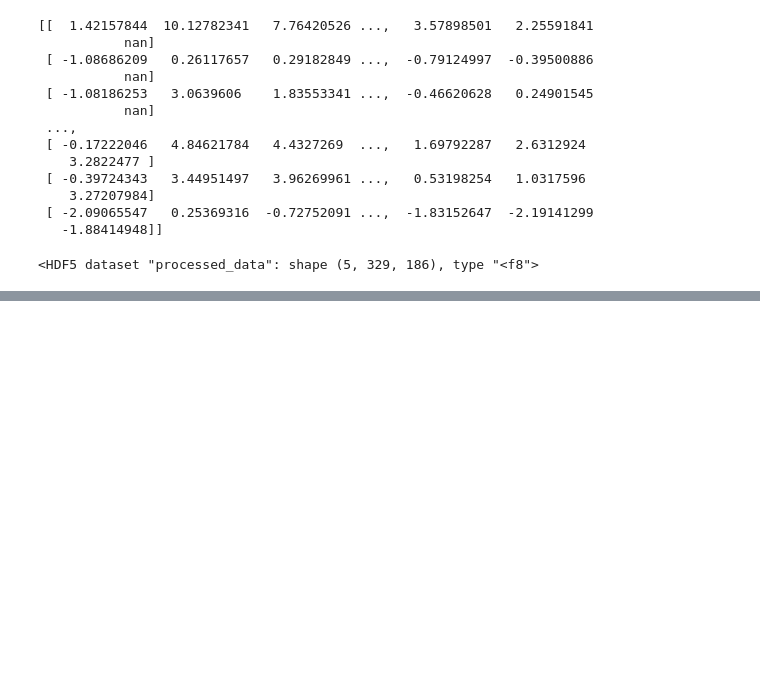
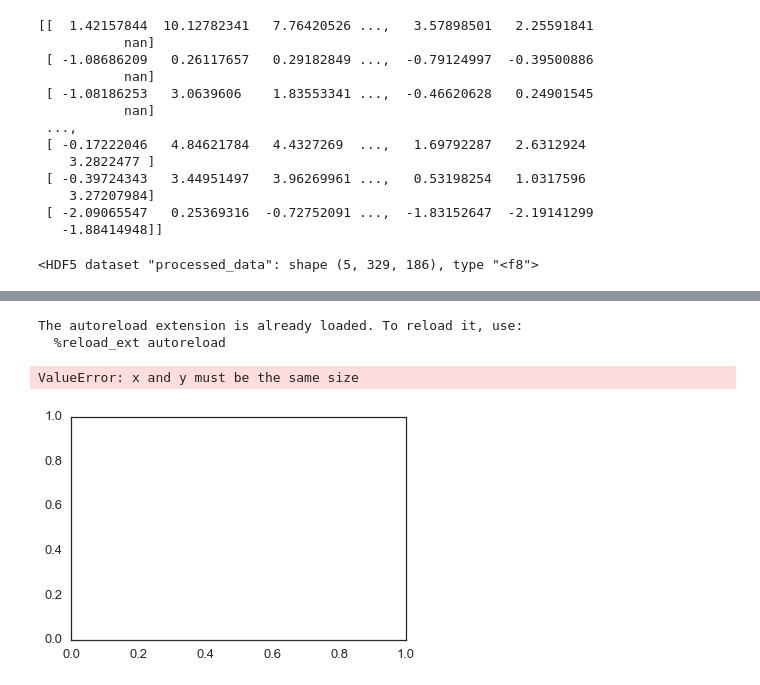
Before and after one commit to dfconant/utilities, a Jupyter notebook: iPyNb/Viz Debugging.ipynb, the cells around one changed output, grey strips where cells are left out. Cells and saved outputs as stored; diff of their text form; code cells hidden in the pictures; blank space fills up the shorter version.

```diff
--- a/iPyNb/Viz Debugging.ipynb
+++ b/iPyNb/Viz Debugging.ipynb
@@ -663,0 +856,78 @@ a.ecog_data()
+# %%
+#Intitialize
+%load_ext autoreload
+%autoreload 2
+%matplotlib inline
+
+import ecog_viz as ev
+import numpy as np
+import scipy as sp
+from brain.dataformat.brainformat import *
+import numpy as np
+from brain_utils import brainBaseline
+from brain_utils import smooth_formants
+import pandas as pd
+
+import matplotlib as mpl
+from BDutils import ProgressBar
+from Smooth import savitzky_golay
+import prettyplotlib as ppl
+import brewer2mpl
+import matplotlib.gridspec as gridspec
+import seaborn as sns
+from matplotlib import pyplot as plt
+
+from sklearn import preprocessing
+from sklearn.linear_model import LinearRegression
+from sklearn.linear_model import Ridge
+from sklearn.cross_validation import train_test_split
+pth = '/Users/david_conant/Dropbox/EC50/EC50.prod.hVd.B21_22_25_76.align1_2.neural.h5'
+pth = '/Users/david_conant/Dropbox/EC50/EC50.prod.hVd.B21_22_25_76.align1_2.form.h5'
+# %% [output]
+The autoreload extension is already loaded. To reload it, use:
+  %reload_ext autoreload
+# %%
+#def formant_encoding_ridge(pth1,pth2):
+#Load Data
+f = BrainDataFile(pth1 , 'r')
+i = f.data().internal()
+e = i.ecog_data_processed(0)
+e_z = brainBaseline(e)
+
+f = BrainDataFile(pth2 , 'r')
+i = f.data().internal()
+a = i.ecog_data_processed(0)
+chans = np.array(e.dims(axis = 'space',get_hdf = False)[0]['dataset'])
+notes = np.array(e.dims(axis = 'channels', get_hdf = False)[1]['dataset'])
+forms = np.array(a.dims(axis = 'space', get_hdf = False)[0]['dataset'])
+anat = np.array(e.dims(axis = 'space', get_hdf = False)[2]['dataset']);
+vSMC = np.where(anat==1|2)[0]
+
+t = np.arange(50)*50-1000
+f_proj = pd.DataFrame(np.nanmean(a.ecog_data()[:,100:125,:],axis = 1).transpose(),columns = forms, index = notes)
+f_proj = f_proj.fillna(f_proj.median(),inplace=True)
+f_proj = f_proj.dropna(axis =1,how='any')
+f_proj = np.nanmean(a.ecog_data()[:,100:125,:])
+n_timep = 80
+win_centers = np.round(np.linspace(-195, 195, n_timep))
+wins = np.empty([win_centers.shape[0],2])
+wins[:,0] = win_centers-5
+wins[:,1] = win_centers+5
+
+#for t in range(wins.shape[0]):
+e_proj = pd.DataFrame(np.nanmean(e.ecog_data()[:,175:200,:],axis = 1).transpose(),columns = chans, index = notes)
+e_proj = e_proj.fillna(e_proj.median(),inplace=True)
+e_proj = e_proj.dropna(axis =1,how='any')
+
+X_train, X_test, y_train, y_test = train_test_split(f_proj, e_proj.values[:,156], test_size=0.2)
+
+regr = LinearRegression()
+regr.fit(X_train, y_train)
+regr.score(X_test, y_test)
+
+plt.scatter(X_test, y_test],  color='black')
+plt.plot(X_test, regr.predict(y_test), color='blue',
+         linewidth=3)
+# %% [output]
+ValueError: x and y must be the same size
+[figure, added]
```
Also changed, not shown: parts of 37 cells of this notebook, 12 other files.
